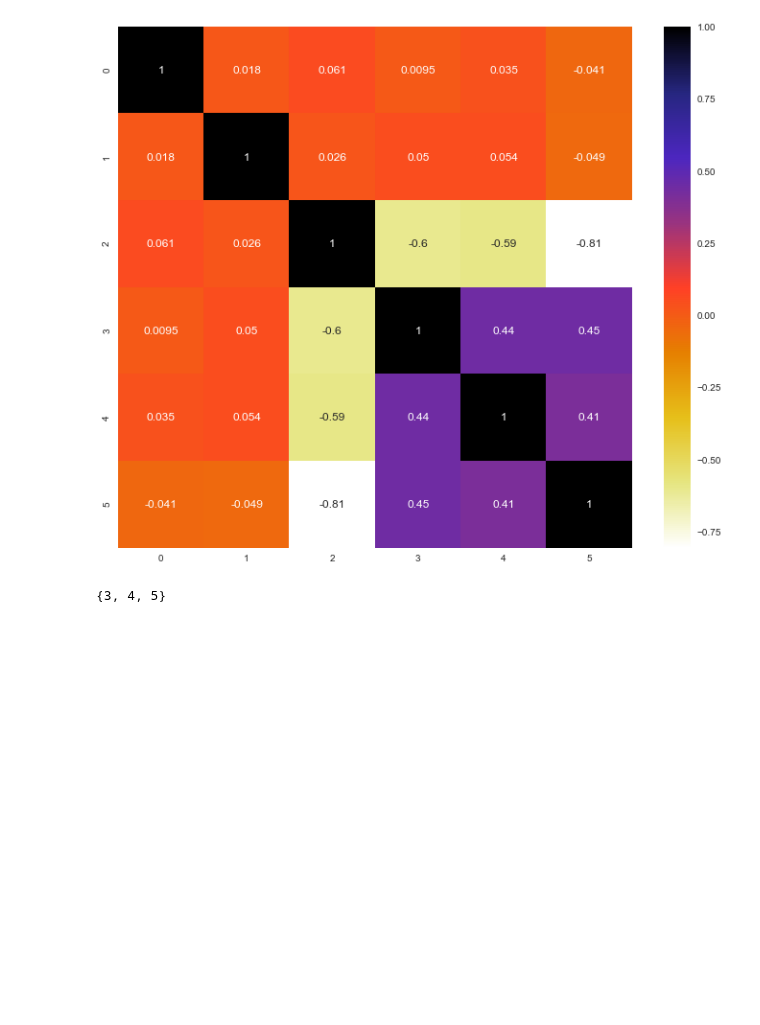
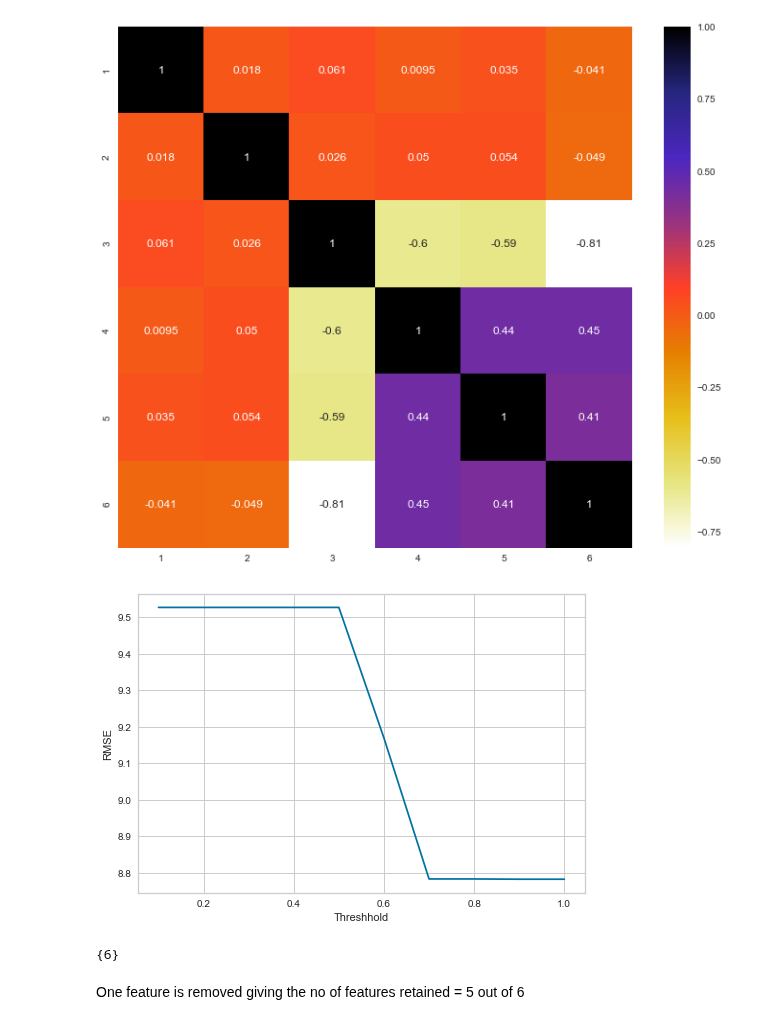
Before and after one commit to arkaprabha10/Machine-Learning, a Jupyter notebook: group28_lab1.ipynb, the cells around one changed output. Drawn from its saved outputs; the diff is of its cells as text; code cells hidden in the pictures; blank space fills up the shorter version.

```diff
--- a/group28_lab1.ipynb
+++ b/group28_lab1.ipynb
@@ -378,6 +366,7 @@ plt.show()
 import seaborn as sns
 plt.figure(figsize=(12,10))
 X_norm = pd.DataFrame(X_norm)
+X_norm.columns = [1,2,3,4,5,6]
 cor = X_norm.corr()
 sns.heatmap(cor, annot=True, cmap=plt.cm.CMRmap_r)
 plt.show()
@@ -395,8 +384,26 @@ def correlation(dataset, threshold):
                 colname = corr_matrix.columns[i]  # getting the name of column
                 col_corr.add(colname)
     return col_corr
+# %%
+rmse = [0 for i in range(10)]
+for i in range(1,11):
+    corr_features = correlation(X_norm,i/10)
+    if len(set(corr_features)) != 6:
+        temp = X_norm.drop(corr_features,axis=1)
+        reg = LinearRegression().fit(np.array(temp), y)
+        y_pred2 = reg.predict(np.array(temp))
+        rmse[i-1] = np.sqrt(mean_squared_error(y, y_pred2))
+# %%
+plt.plot([i/10 for i in range(1,11)],rmse)
+plt.xlabel("Threshhold")
+plt.ylabel("RMSE")
+plt.show()
+# %% [output]
+[figure, added]
 # %%
-corr_features = correlation(X_norm, 0.5)
+corr_features = correlation(X_norm,0.7)
 corr_features
 # %% [output]
-{3, 4, 5}
+{6}
+# %% [markdown]
+One feature is removed giving the no of features retained = 5 out of 6
```
Also changed, not shown: parts of 3 cells of this notebook.
